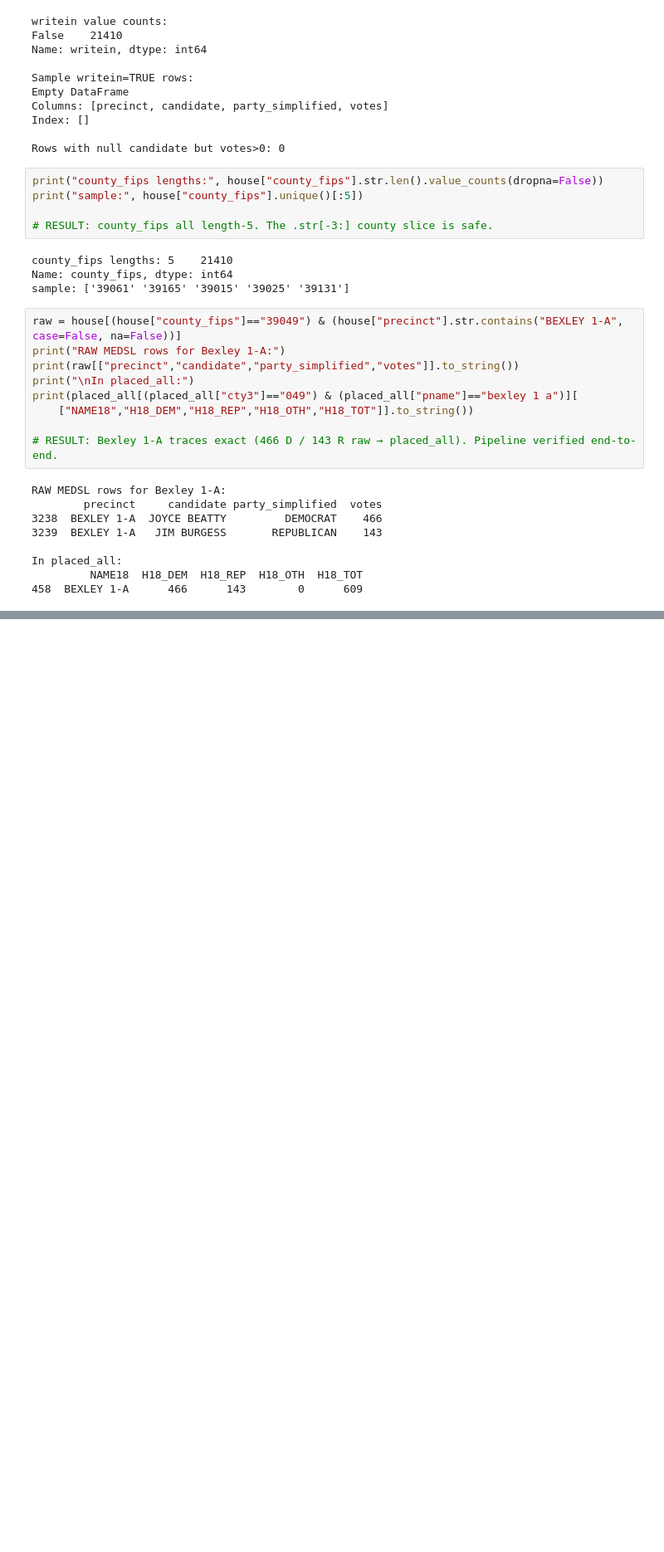
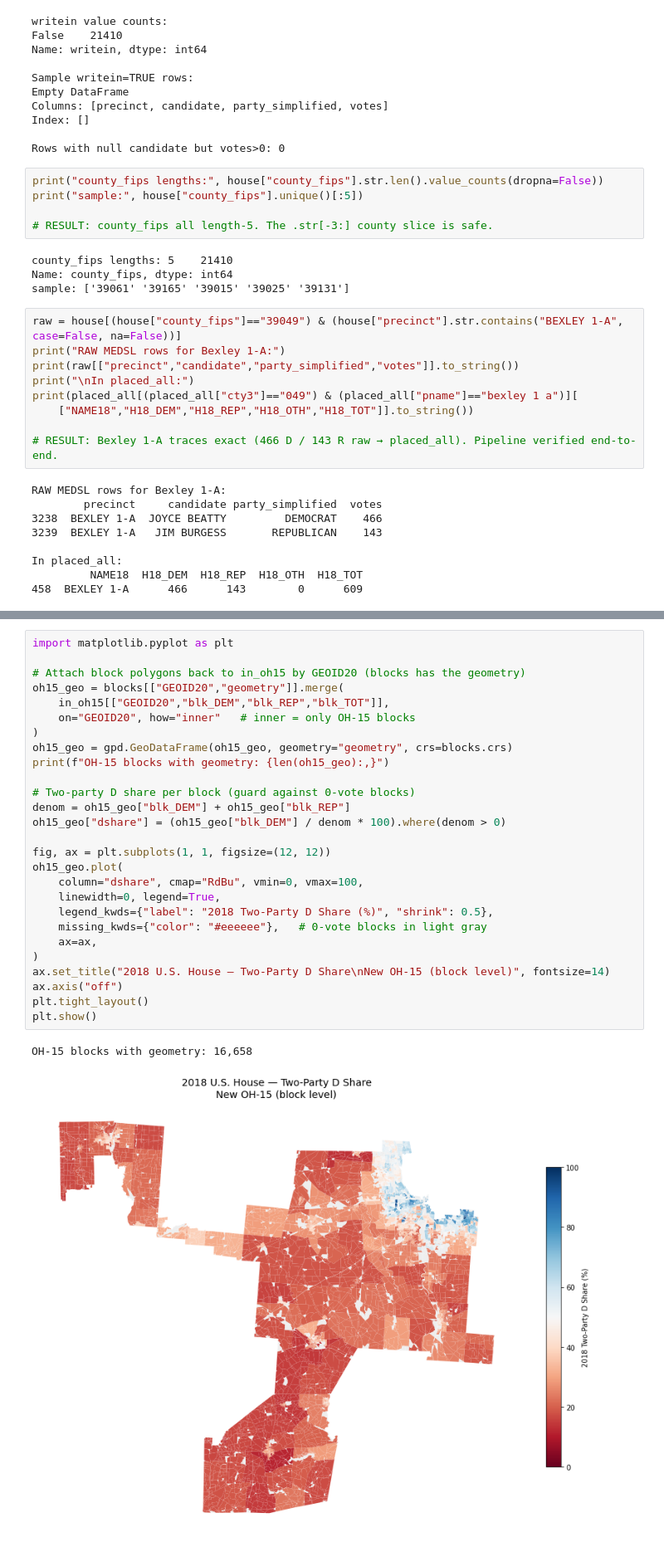
Before and after one commit to bluebonnet-data/ohio-us-house-dist-15, a Jupyter notebook: src/notebooks/oh15_2018_house_disaggregation.ipynb, the cells around one changed output, grey strips where cells are left out. Shown at 83% size. Cells and saved outputs as stored; diff of their text form; blank space fills up the shorter version.

```diff
--- a/src/notebooks/oh15_2018_house_disaggregation.ipynb
+++ b/src/notebooks/oh15_2018_house_disaggregation.ipynb
@@ -725,0 +814,30 @@ New OH-15 spans these counties (from the BEF block assignment):
+# %%
+import matplotlib.pyplot as plt
+
+# Attach block polygons back to in_oh15 by GEOID20 (blocks has the geometry)
+oh15_geo = blocks[["GEOID20","geometry"]].merge(
+    in_oh15[["GEOID20","blk_DEM","blk_REP","blk_TOT"]],
+    on="GEOID20", how="inner"   # inner = only OH-15 blocks
+)
+oh15_geo = gpd.GeoDataFrame(oh15_geo, geometry="geometry", crs=blocks.crs)
+print(f"OH-15 blocks with geometry: {len(oh15_geo):,}")
+
+# Two-party D share per block (guard against 0-vote blocks)
+denom = oh15_geo["blk_DEM"] + oh15_geo["blk_REP"]
+oh15_geo["dshare"] = (oh15_geo["blk_DEM"] / denom * 100).where(denom > 0)
+
+fig, ax = plt.subplots(1, 1, figsize=(12, 12))
+oh15_geo.plot(
+    column="dshare", cmap="RdBu", vmin=0, vmax=100,
+    linewidth=0, legend=True,
+    legend_kwds={"label": "2018 Two-Party D Share (%)", "shrink": 0.5},
+    missing_kwds={"color": "#eeeeee"},   # 0-vote blocks in light gray
+    ax=ax,
+)
+ax.set_title("2018 U.S. House — Two-Party D Share\nNew OH-15 (block level)", fontsize=14)
+ax.axis("off")
+plt.tight_layout()
+plt.show()
+# %% [output]
+OH-15 blocks with geometry: 16,658
+[figure, added]
```
Also changed, not shown: parts of 35 cells of this notebook, 3 other files.
